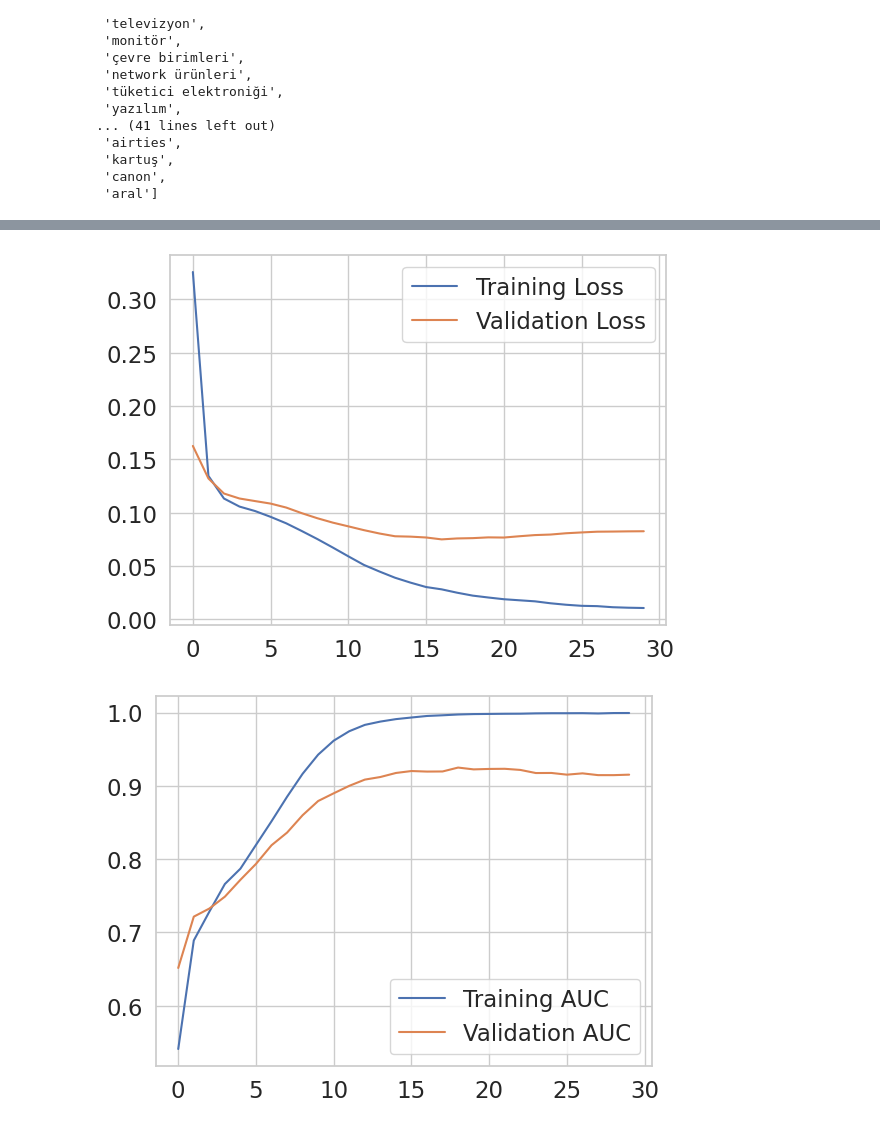
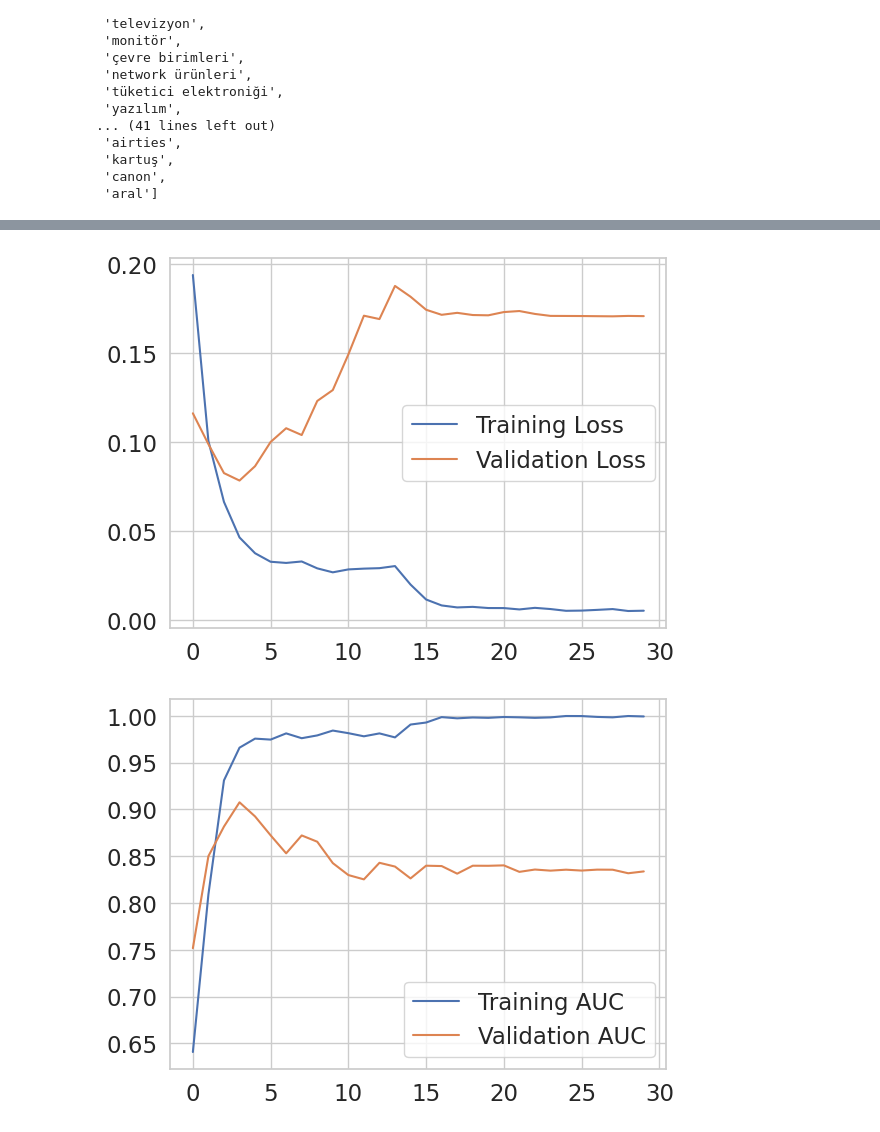
Before and after one commit to AlperenOvak/Product_Classification, a Jupyter notebook: v2_multiLabel/product_category_prediction.ipynb, the cells around one changed output, grey strips where cells are left out. Cells and saved outputs as stored; diff of their text form; code cells hidden in the pictures.

```diff
--- a/v2_multiLabel/product_category_prediction.ipynb
+++ b/v2_multiLabel/product_category_prediction.ipynb
@@ -820,11 +809,13 @@ model.add(Dropout(0.2))
 model.add(Dense(num_classes))
 model.add(Activation('sigmoid'))
 
-model.compile(optimizer='adam', loss='binary_crossentropy', metrics=[tf.keras.metrics.AUC()])
+adam = Adam(learning_rate=0.005)
+
+model.compile(optimizer=adam, loss='binary_crossentropy', metrics=[tf.keras.metrics.AUC(), 'accuracy'])
 
 callbacks = [
     ReduceLROnPlateau(),
-    ModelCheckpoint(filepath='model-conv1d.keras', save_best_only=True)
+    ModelCheckpoint(filepath='model-conv1d.keras', save_best_only=True),
 ]
 
 model.summary()
@@ -867,14 +870,19 @@ KeyboardInterrupt:
 # %%
 # Plotting losses wrt epochs(time)
 plt.plot(history.history["loss"], label="Training Loss")
 plt.plot(history.history["val_loss"], label="Validation Loss")
 plt.legend()
 plt.show()
 # Plotting accuracy wrt epochs(time)
-plt.plot(history.history["auc_5"], label="Training AUC")
-plt.plot(history.history["val_auc_5"], label="Validation AUC")
+plt.plot(history.history["auc_6"], label="Training AUC")
+plt.plot(history.history["val_auc_6"], label="Validation AUC")
 plt.legend()
 plt.show()
+
+plt.plot(history.history["accuracy"], label="Training accuracy")
+plt.plot(history.history["val_accuracy"], label="Validation accuracy")
+plt.legend()
+plt.show()
 # %% [output]
-[figure, old version]
+[figure, new version]
-[figure, old version]
+[figure, new version]
```
Also changed, not shown: parts of 24 cells of this notebook, 11 other files.
